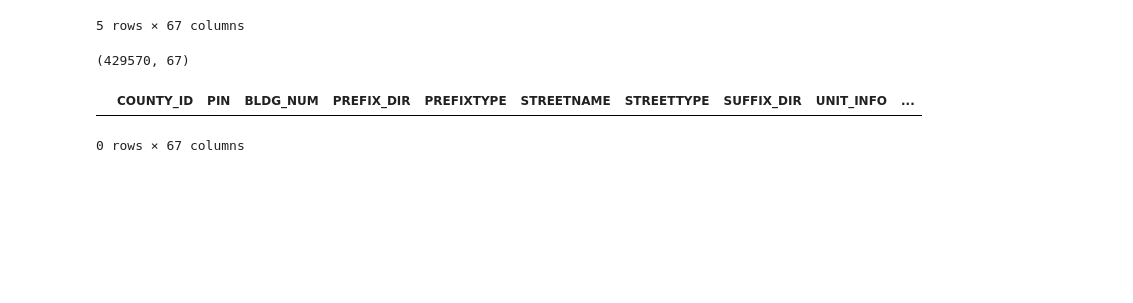
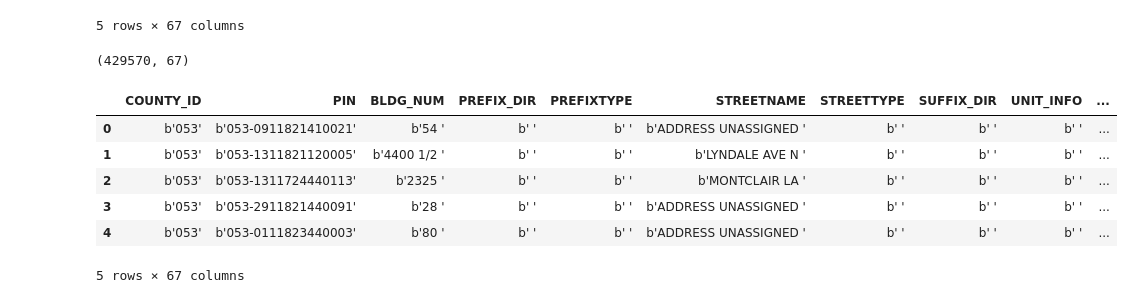
Before and after one commit to rosiehoyem/metis-projects, a Jupyter notebook: luther/notebooks/Prepare Parcel Data.ipynb, the cells around one changed output. Saved outputs shown, nothing was run; the diff lists cells and outputs as text; code cells hidden in the pictures; blank space fills up the shorter version.

```diff
--- a/luther/notebooks/Prepare Parcel Data.ipynb
+++ b/luther/notebooks/Prepare Parcel Data.ipynb
@@ -40,0 +21,3 @@ table.field_names
+# %%
+cols = table.field_names
+cols
@@ -54,8 +55,24 @@ df.sample(5)
 df.shape
 # %% [output]
 (429570, 67)
-# %%
-df[df['STREETNAME'] == 'WINDJAMMER LA']
-# %% [output]
-|  | COUNTY_ID | PIN | BLDG_NUM | PREFIX_DIR | PREFIXTYPE | STREETNAME | STREETTYPE | SUFFIX_DIR | UNIT_INFO | ... |
-0 rows × 67 columns
+# %%
+def decode_binary(df, cols):
+    decode = lambda x : x.decode('utf-8')
+    for col in cols:
+        df[col].apply(decode)
+
+def decode_string(df, cols):
+    decode = lambda x : string(x)
+    for col in cols:
+        df[col].apply(decode)
+# %%
+decode_binary(df, cols)
+df.head()
+# %% [output]
+|  | COUNTY_ID | PIN | BLDG_NUM | PREFIX_DIR | PREFIXTYPE | STREETNAME | STREETTYPE | SUFFIX_DIR | UNIT_INFO | ... |
+| 0 | b'053' | b'053-0911821410021' | b'54 ' | b' ' | b' ' | b'ADDRESS UNASSIGNED ' | b' ' | b' ' | b' ' | ... |
+| 1 | b'053' | b'053-1311821120005' | b'4400 1/2 ' | b' ' | b' ' | b'LYNDALE AVE N ' | b' ' | b' ' | b' ' | ... |
+| 2 | b'053' | b'053-1311724440113' | b'2325 ' | b' ' | b' ' | b'MONTCLAIR LA ' | b' ' | b' ' | b' ' | ... |
+| 3 | b'053' | b'053-2911821440091' | b'28 ' | b' ' | b' ' | b'ADDRESS UNASSIGNED ' | b' ' | b' ' | b' ' | ... |
+| 4 | b'053' | b'053-0111823440003' | b'80 ' | b' ' | b' ' | b'ADDRESS UNASSIGNED ' | b' ' | b' ' | b' ' | ... |
+5 rows × 67 columns
```
Also changed, not shown: parts of 8 cells of this notebook, 4 other files.
